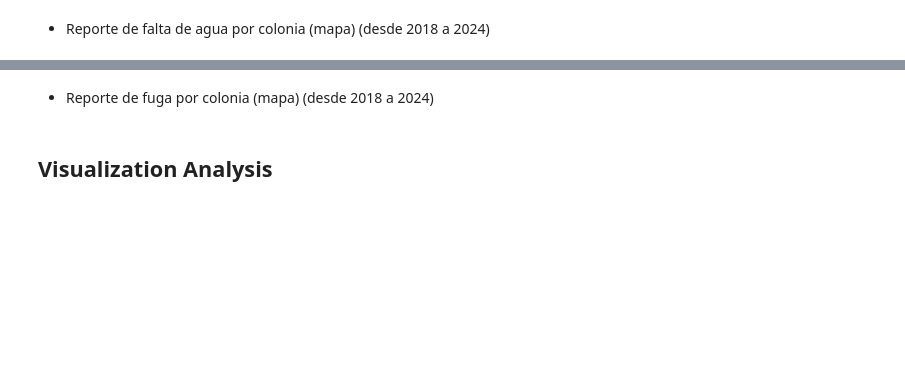
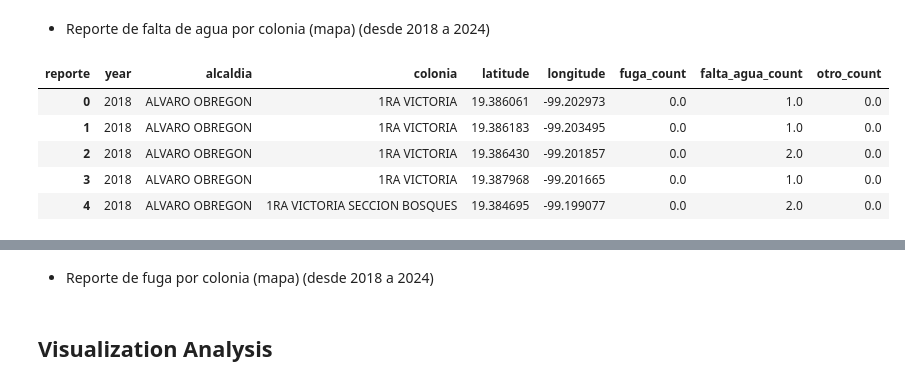
Before and after one commit to danielmalvaez/WaterAnalysis-MexicoCity, a Jupyter notebook: WaterAnalysis.ipynb, the cells around one changed output, grey strips where cells are left out. Cells and saved outputs as stored; diff of their text form; code cells hidden in the pictures; blank space fills up the shorter version.

```diff
--- a/WaterAnalysis.ipynb
+++ b/WaterAnalysis.ipynb
@@ -1395,0 +1640,32 @@ all_reports
+# %%
+reports_count_p_y_m = all_reports.groupby(by=['year', 'alcaldia', 'colonia', 'latitud', 'longitud', 'reporte']).size().reset_index(name='report_count')
+pivot_all = reports_count_p_y_m.pivot_table(index=['year', 'alcaldia', 'colonia', 'latitud', 'longitud'], columns='reporte', values='report_count')
+
+df_all = pivot_all.copy()
+keep = ['Fuga', 'Falta de agua']
+df_all['Otro'] = df_all.drop(columns=keep).sum(axis=1)
+
+df_all = df_all[keep + ['Otro']]
+
+df_all.reset_index(inplace=True)
+df_all.fillna(0, inplace=True)
+
+# Rename for clarity
+df_all = df_all.rename(columns={
+    'latitud': 'latitude',
+    'longitud': 'longitude',
+    'Falta de agua': 'falta_agua_count',
+    'Fuga': 'fuga_count',
+    'Otro': 'otro_count'
+})
+# %%
+# Optional: filter by year/month
+df_fuga = df_all[(df_all['year'] == 2018) & (df_all['falta_agua_count'] > 0)]
+df_fuga.head()
+# %% [output]
+| reporte | year | alcaldia | colonia | latitude | longitude | fuga_count | falta_agua_count | otro_count |
+| 0 | 2018 | ALVARO OBREGON | 1RA VICTORIA | 19.386061 | -99.202973 | 0.0 | 1.0 | 0.0 |
+| 1 | 2018 | ALVARO OBREGON | 1RA VICTORIA | 19.386183 | -99.203495 | 0.0 | 1.0 | 0.0 |
+| 2 | 2018 | ALVARO OBREGON | 1RA VICTORIA | 19.386430 | -99.201857 | 0.0 | 2.0 | 0.0 |
+| 3 | 2018 | ALVARO OBREGON | 1RA VICTORIA | 19.387968 | -99.201665 | 0.0 | 1.0 | 0.0 |
+| 4 | 2018 | ALVARO OBREGON | 1RA VICTORIA SECCION BOSQUES | 19.384695 | -99.199077 | 0.0 | 2.0 | 0.0 |
```
Also changed, not shown: parts of 59 cells of this notebook.
